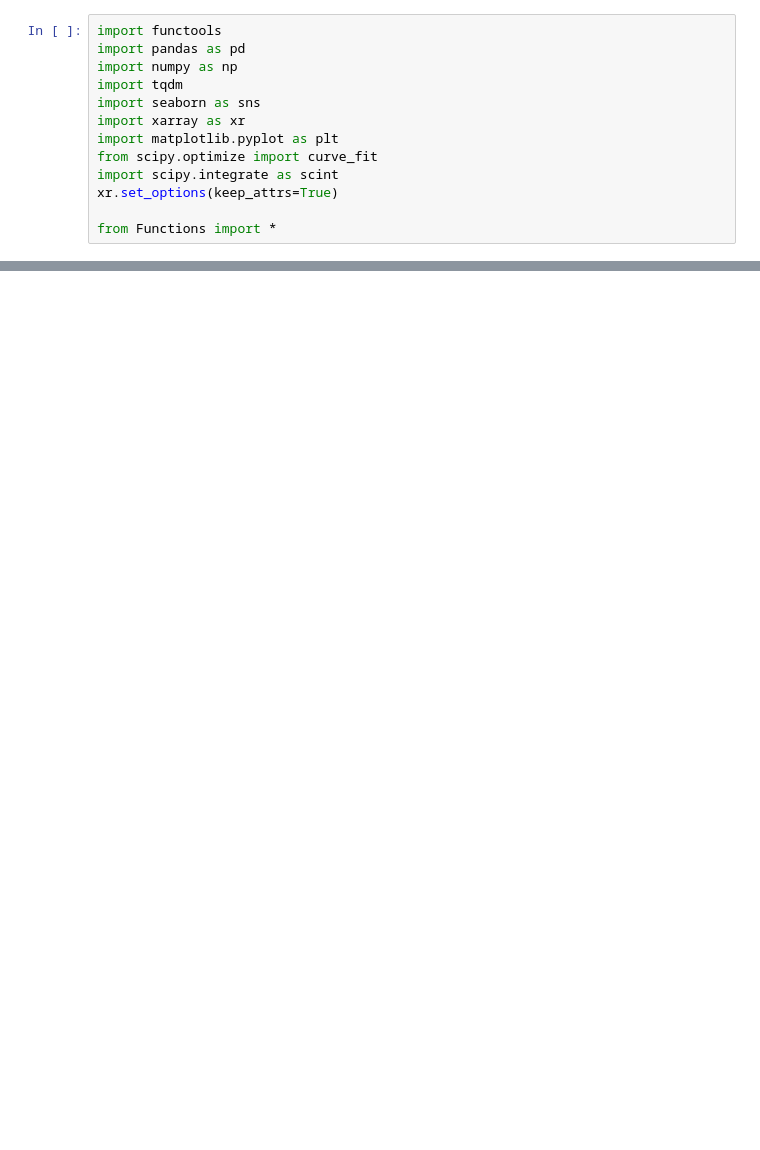
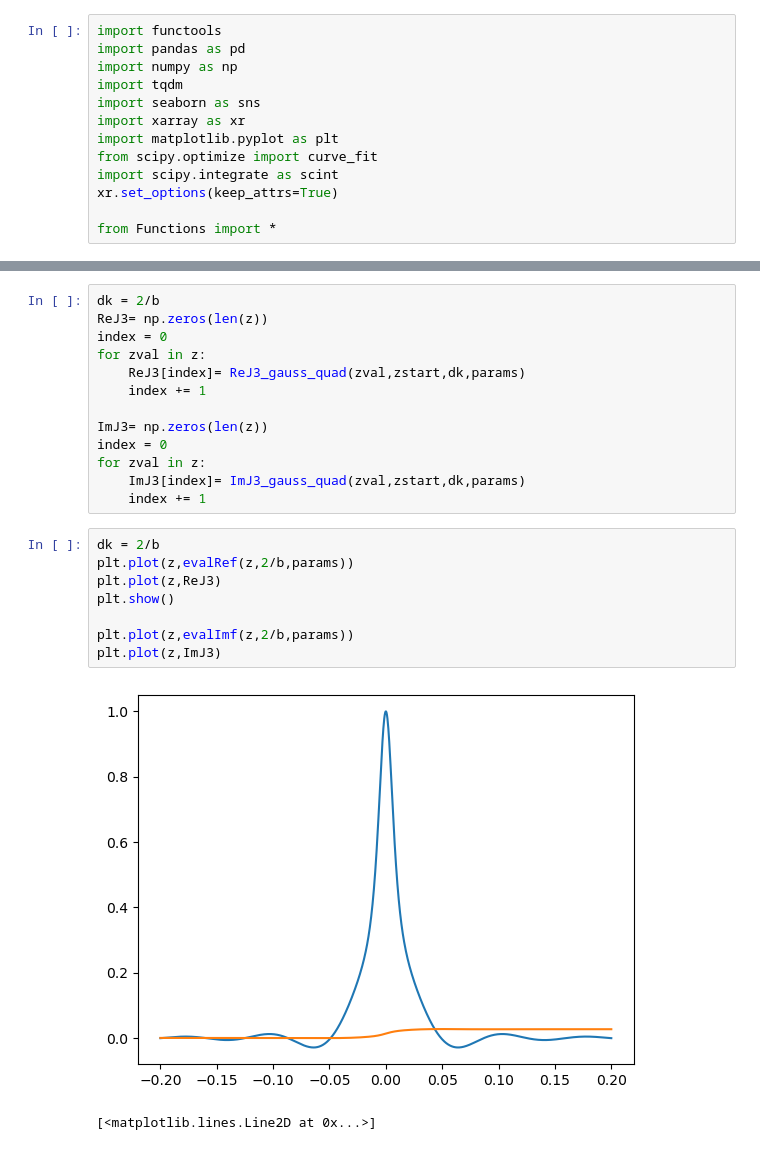
Before and after one commit to OliverQuinonez/118-Project, a Jupyter notebook: rProblem.ipynb, the cells around one changed output, grey strips where cells are left out. Saved outputs shown, nothing was run; the diff lists cells and outputs as text; blank space fills up the shorter version.

```diff
--- a/rProblem.ipynb
+++ b/rProblem.ipynb
@@ -89,0 +149,24 @@ plt.show()
+# %%
+dk = 2/b
+ReJ3= np.zeros(len(z))
+index = 0
+for zval in z:
+    ReJ3[index]= ReJ3_gauss_quad(zval,zstart,dk,params)
+    index += 1
+
+ImJ3= np.zeros(len(z))
+index = 0
+for zval in z:
+    ImJ3[index]= ImJ3_gauss_quad(zval,zstart,dk,params)
+    index += 1
+# %%
+dk = 2/b
+plt.plot(z,evalRef(z,2/b,params))
+plt.plot(z,ReJ3)
+plt.show()
+
+plt.plot(z,evalImf(z,2/b,params))
+plt.plot(z,ImJ3)
+# %% [output]
+[figure, added]
+[<matplotlib.lines.Line2D at 0x...>]
```
Also changed, not shown: parts of 10 cells of this notebook, 2 other files.
